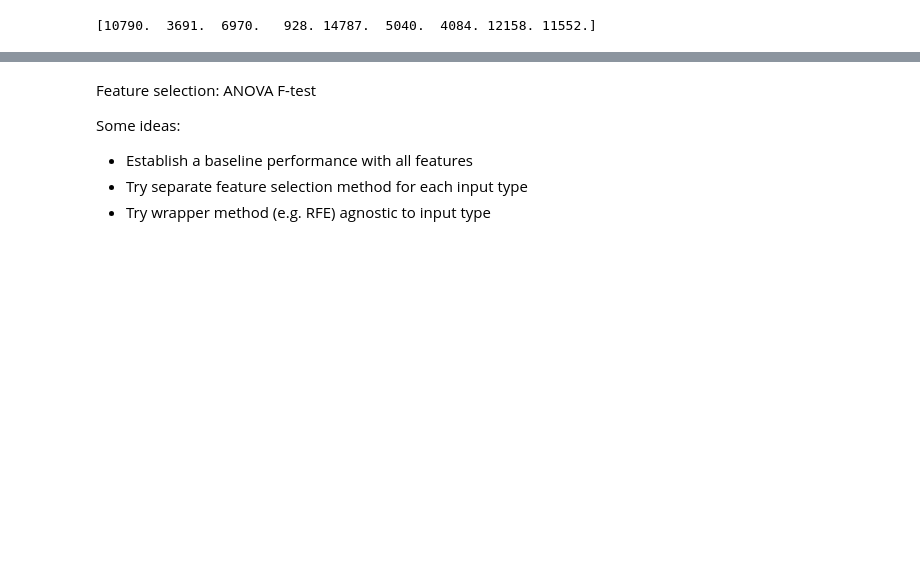
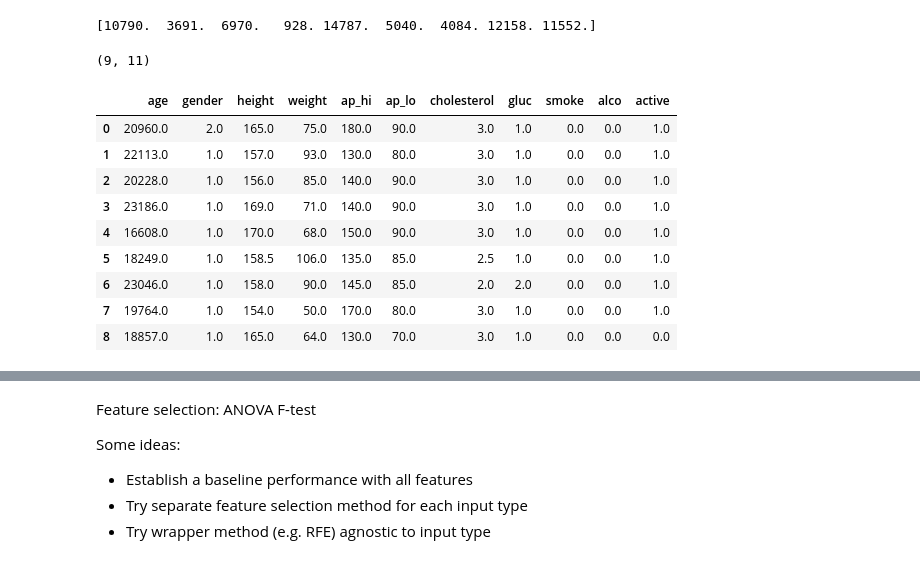
Before and after one commit to bhavrish/CVD-Classifer, a Jupyter notebook: Exploratory Data Analysis/kmeans.ipynb, the cells around one changed output, grey strips where cells are left out. Drawn from its saved outputs; the diff is of its cells as text; code cells hidden in the pictures; blank space fills up the shorter version.

```diff
--- a/Exploratory Data Analysis/kmeans.ipynb
+++ b/Exploratory Data Analysis/kmeans.ipynb
@@ -248,3 +255,23 @@ print(cluster_sizes) # size of clusters decreasing [4,7,8,0]
 # FUNCTION: cluster_id by size (decreasing) [TODO]
 # %% [output]
 [10790.  3691.  6970.   928. 14787.  5040.  4084. 12158. 11552.]
+# %%
+kmeans.cluster_centers_.shape
+# %% [output]
+(9, 11)
+# %%
+# np.set_printoptions(suppress=True)
+new_map = [7,5,0,4,8,3,2,6,1]
+df_centers = pd.DataFrame(kmeans.cluster_centers_,columns=cluster_summaries.columns[:11])
+df_centers.reindex(new_map).sort_index()
+# %% [output]
+|  | age | gender | height | weight | ap_hi | ap_lo | cholesterol | gluc | smoke | alco | active |
+| 0 | 20960.0 | 2.0 | 165.0 | 75.0 | 180.0 | 90.0 | 3.0 | 1.0 | 0.0 | 0.0 | 1.0 |
+| 1 | 22113.0 | 1.0 | 157.0 | 93.0 | 130.0 | 80.0 | 3.0 | 1.0 | 0.0 | 0.0 | 1.0 |
+| 2 | 20228.0 | 1.0 | 156.0 | 85.0 | 140.0 | 90.0 | 3.0 | 1.0 | 0.0 | 0.0 | 1.0 |
+| 3 | 23186.0 | 1.0 | 169.0 | 71.0 | 140.0 | 90.0 | 3.0 | 1.0 | 0.0 | 0.0 | 1.0 |
+| 4 | 16608.0 | 1.0 | 170.0 | 68.0 | 150.0 | 90.0 | 3.0 | 1.0 | 0.0 | 0.0 | 1.0 |
+| 5 | 18249.0 | 1.0 | 158.5 | 106.0 | 135.0 | 85.0 | 2.5 | 1.0 | 0.0 | 0.0 | 1.0 |
+| 6 | 23046.0 | 1.0 | 158.0 | 90.0 | 145.0 | 85.0 | 2.0 | 2.0 | 0.0 | 0.0 | 1.0 |
+| 7 | 19764.0 | 1.0 | 154.0 | 50.0 | 170.0 | 80.0 | 3.0 | 1.0 | 0.0 | 0.0 | 1.0 |
+| 8 | 18857.0 | 1.0 | 165.0 | 64.0 | 130.0 | 70.0 | 3.0 | 1.0 | 0.0 | 0.0 | 0.0 |
```
Also changed, not shown: parts of 9 cells of this notebook, 1 other file.
